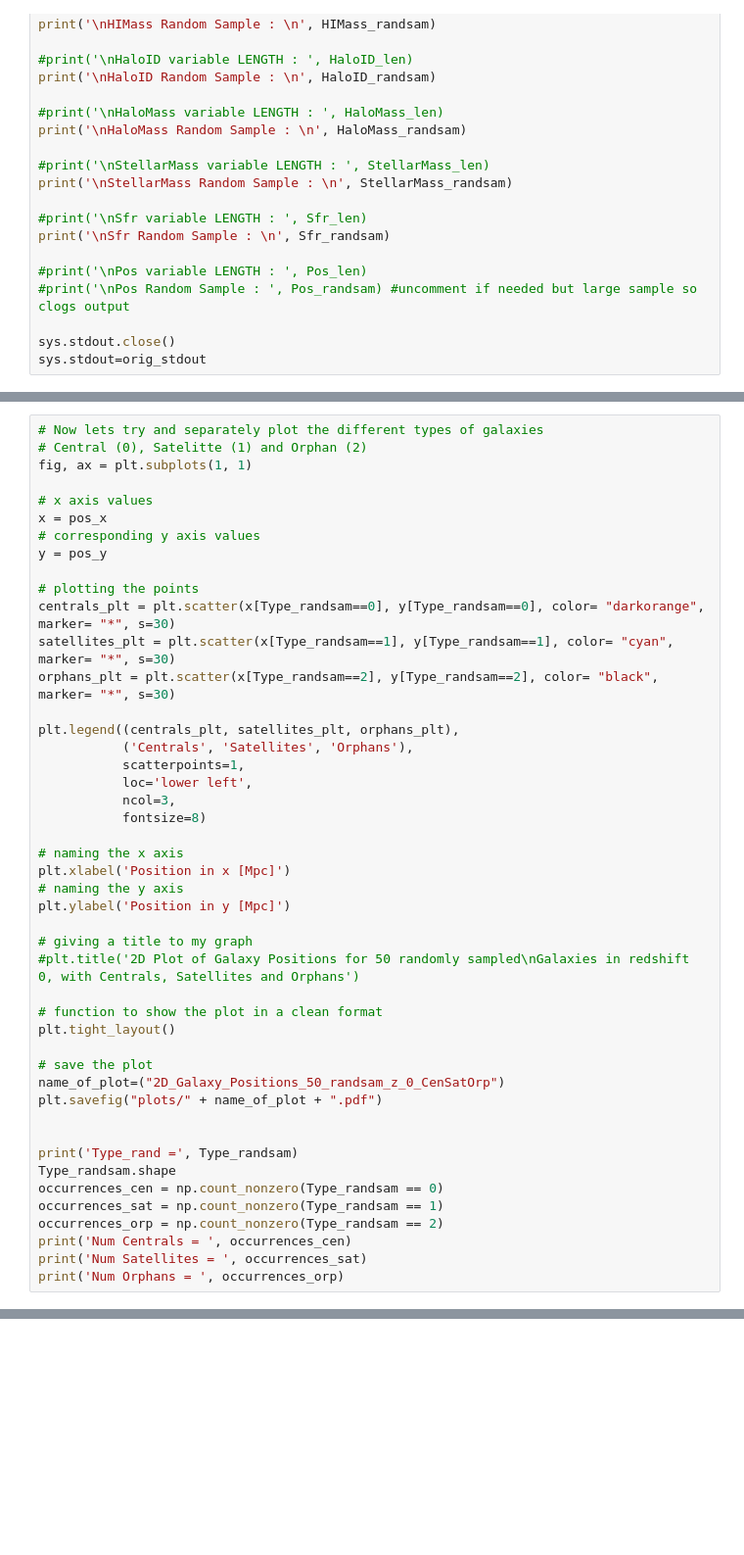
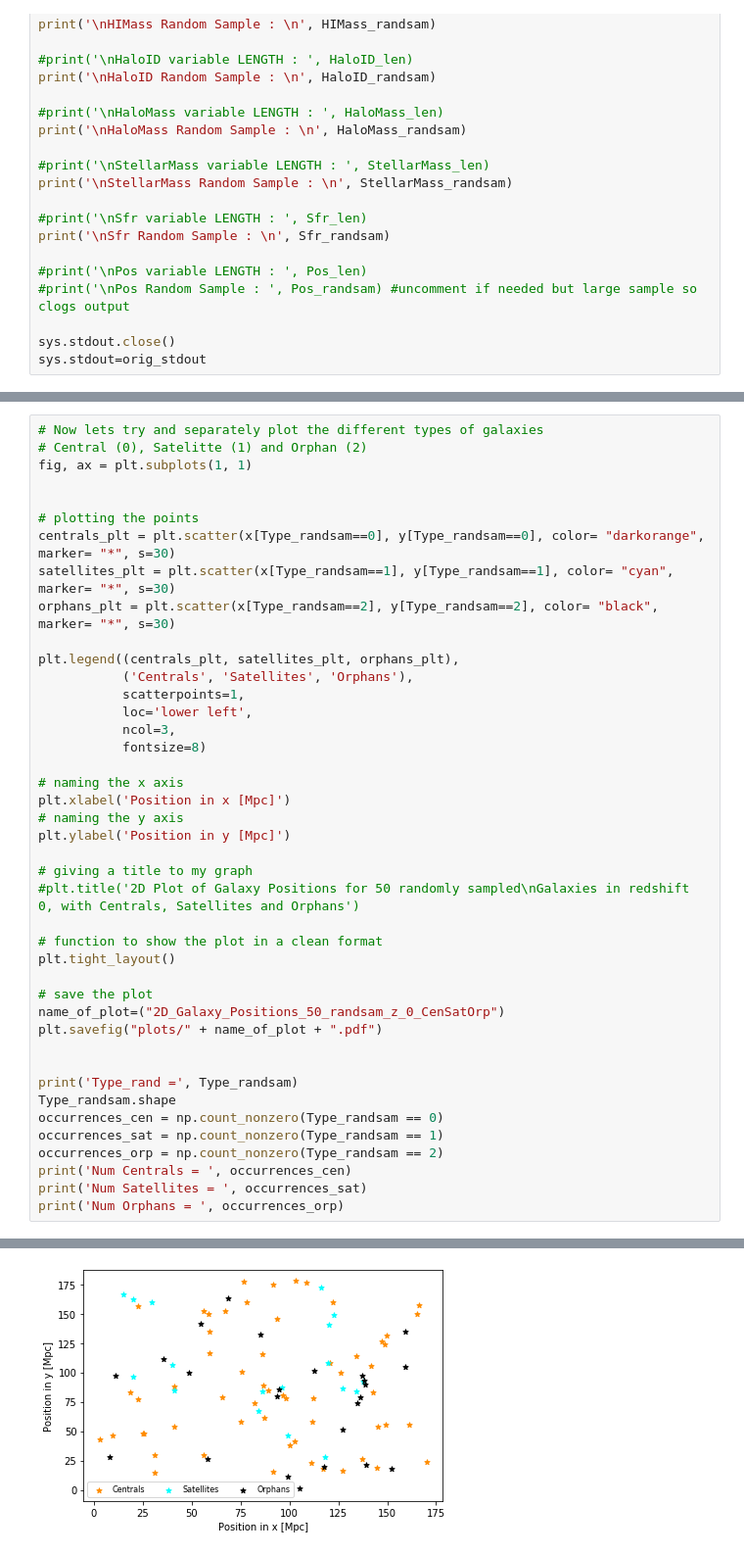
Before and after one commit to AliceEMaffs/DRAGONS_Project, a Jupyter notebook: Positions_Gals_Plot.ipynb, the cells around one changed output, grey strips where cells are left out. Shown: that part at 98% size. Drawn from its saved outputs; the diff is of its cells as text; blank space fills up the shorter version.

```diff
--- a/Positions_Gals_Plot.ipynb
+++ b/Positions_Gals_Plot.ipynb
@@ -138,10 +164,6 @@ plt.savefig("plots/" + name_of_plot + ".pdf")
 # Central (0), Satelitte (1) and Orphan (2)
 fig, ax = plt.subplots(1, 1)
 
-# x axis values
-x = pos_x
-# corresponding y axis values
-y = pos_y
 
 # plotting the points
 centrals_plt = plt.scatter(x[Type_randsam==0], y[Type_randsam==0], color= "darkorange", marker= "*", s=30)
@@ -179,3 +201,4 @@ occurrences_orp = np.count_nonzero(Type_randsam == 2)
 print('Num Centrals = ', occurrences_cen)
 print('Num Satellites = ', occurrences_sat)
 print('Num Orphans = ', occurrences_orp)
+# %% [output]
@@ -181,0 +220 @@ print('Num Orphans = ', occurrences_orp)
+[figure, added]
```
Also changed, not shown: parts of 6 cells of this notebook, 6 other files.
